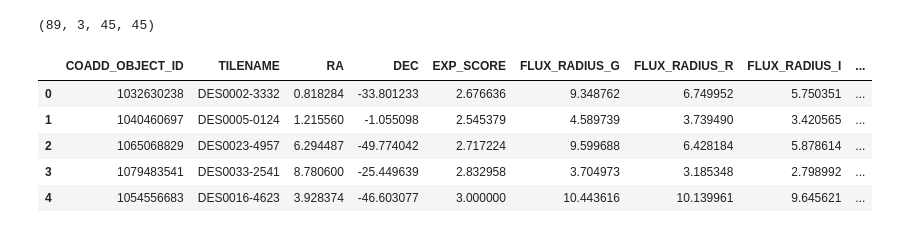
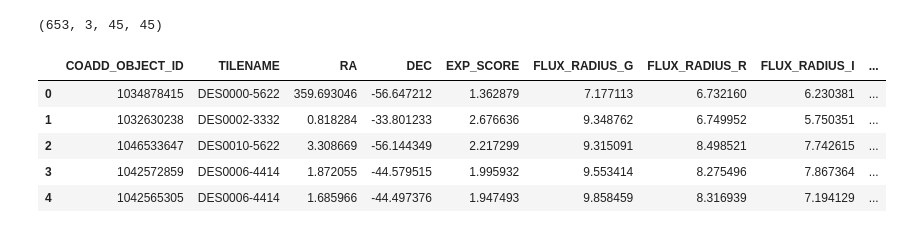
Before and after one commit to JimenaGonzalez/Hybrid_SL_Modeling, a Jupyter notebook: Segmentation/ML/Running_Segmentation.ipynb, the cells around one changed output. Cells and saved outputs as stored; diff of their text form; code cells hidden in the pictures.

```diff
--- a/Segmentation/ML/Running_Segmentation.ipynb
+++ b/Segmentation/ML/Running_Segmentation.ipynb
@@ -148,41 +116,39 @@ def show_dataset(dataset, idx):
 # %%
 # set path name
 # if cluster:
 #     path = '/home/gcartwright/Segmentation/Image_Segmentation/' # OSG home
 # else:
 path = '/Users/jimenagonzalez/research/DSPL/Hybrid_SL_Modeling/data/candidates_data/' # local
 
 num_workers = 0  # number of available CPUs
 num_classes = 4
 
 # get data from fits file
 hdu_list = fits.open(path + 'mycand.fits')
 images = hdu_list[1].data[:, 0:3]  # only want g,r,i bands not z
 data = pd.DataFrame(hdu_list[2].data[:])
 hdu_list.close()
 
 data_complete = pd.read_csv(path + 'mycand_old.csv')
 data_complete = (data_complete.set_index('COADD_OBJECT_ID').loc[data['COADD_OBJECT_ID']].reset_index())
 data = data_complete
 
-npos = len(images[:])  # number of images TESTING
-
-data = data[data['EXP_SCORE'] > 2.5]
+score_threshold = 1.25
+data = data[data['EXP_SCORE'] >= score_threshold]
 images = images[data.index]
 data = data.reset_index(drop=True)
 
 # check that data was loaded successfully
 print(images.shape)
-pd.set_option('display.max_columns', None)
 data.head()
 # %% [output]
-(89, 3, 45, 45)
+(653, 3, 45, 45)
 |  | COADD_OBJECT_ID | TILENAME | RA | DEC | EXP_SCORE | FLUX_RADIUS_G | FLUX_RADIUS_R | FLUX_RADIUS_I | ... |
-| 0 | 1032630238 | DES0002-3332 | 0.818284 | -33.801233 | 2.676636 | 9.348762 | 6.749952 | 5.750351 | ... |
-| 1 | 1040460697 | DES0005-0124 | 1.215560 | -1.055098 | 2.545379 | 4.589739 | 3.739490 | 3.420565 | ... |
-| 2 | 1065068829 | DES0023-4957 | 6.294487 | -49.774042 | 2.717224 | 9.599688 | 6.428184 | 5.878614 | ... |
-| 3 | 1079483541 | DES0033-2541 | 8.780600 | -25.449639 | 2.832958 | 3.704973 | 3.185348 | 2.798992 | ... |
-| 4 | 1054556683 | DES0016-4623 | 3.928374 | -46.603077 | 3.000000 | 10.443616 | 10.139961 | 9.645621 | ... |
+| 0 | 1034878415 | DES0000-5622 | 359.693046 | -56.647212 | 1.362879 | 7.177113 | 6.732160 | 6.230381 | ... |
+| 1 | 1032630238 | DES0002-3332 | 0.818284 | -33.801233 | 2.676636 | 9.348762 | 6.749952 | 5.750351 | ... |
+| 2 | 1046533647 | DES0010-5622 | 3.308669 | -56.144349 | 2.217299 | 9.315091 | 8.498521 | 7.742615 | ... |
+| 3 | 1042572859 | DES0006-4414 | 1.872055 | -44.579515 | 1.995932 | 9.553414 | 8.275496 | 7.867364 | ... |
+| 4 | 1042565305 | DES0006-4414 | 1.685966 | -44.497376 | 1.947493 | 9.858459 | 8.316939 | 7.194129 | ... |
 # %%
 NUM_PIX = 45  # number of pixels per axis
 
```
Also changed, not shown: parts of 8 cells of this notebook, 1 other file.
